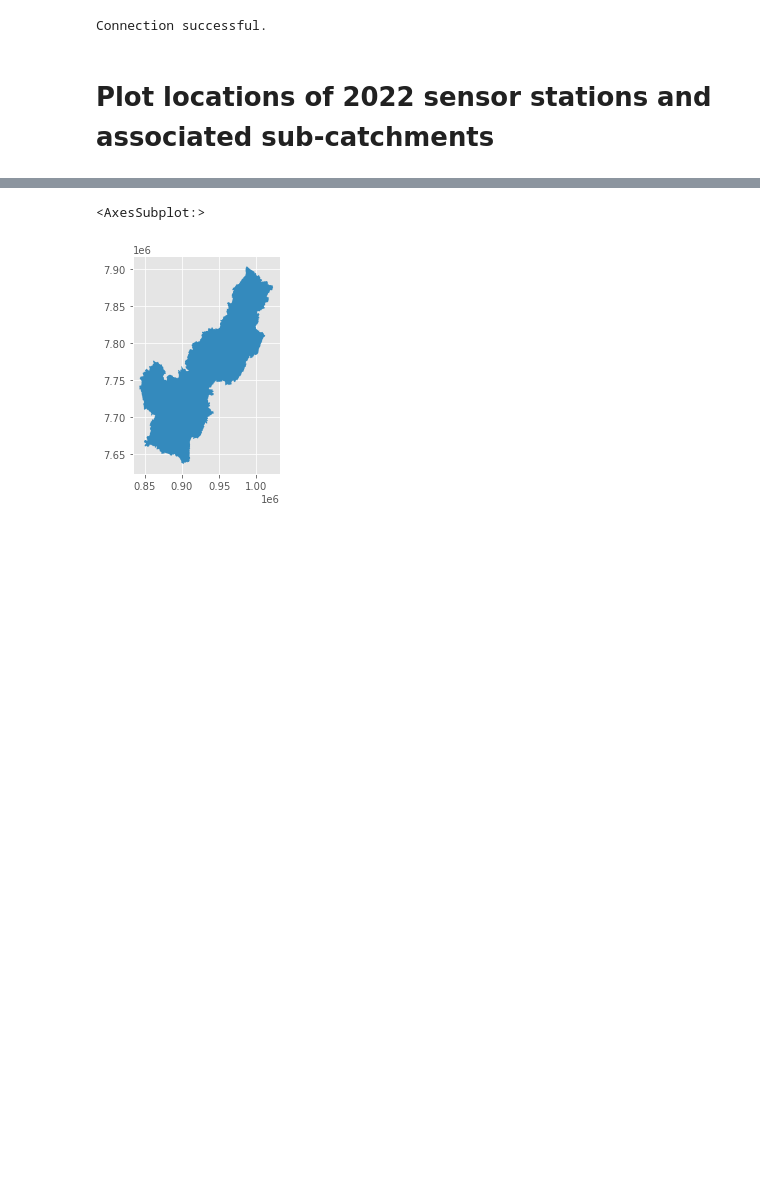
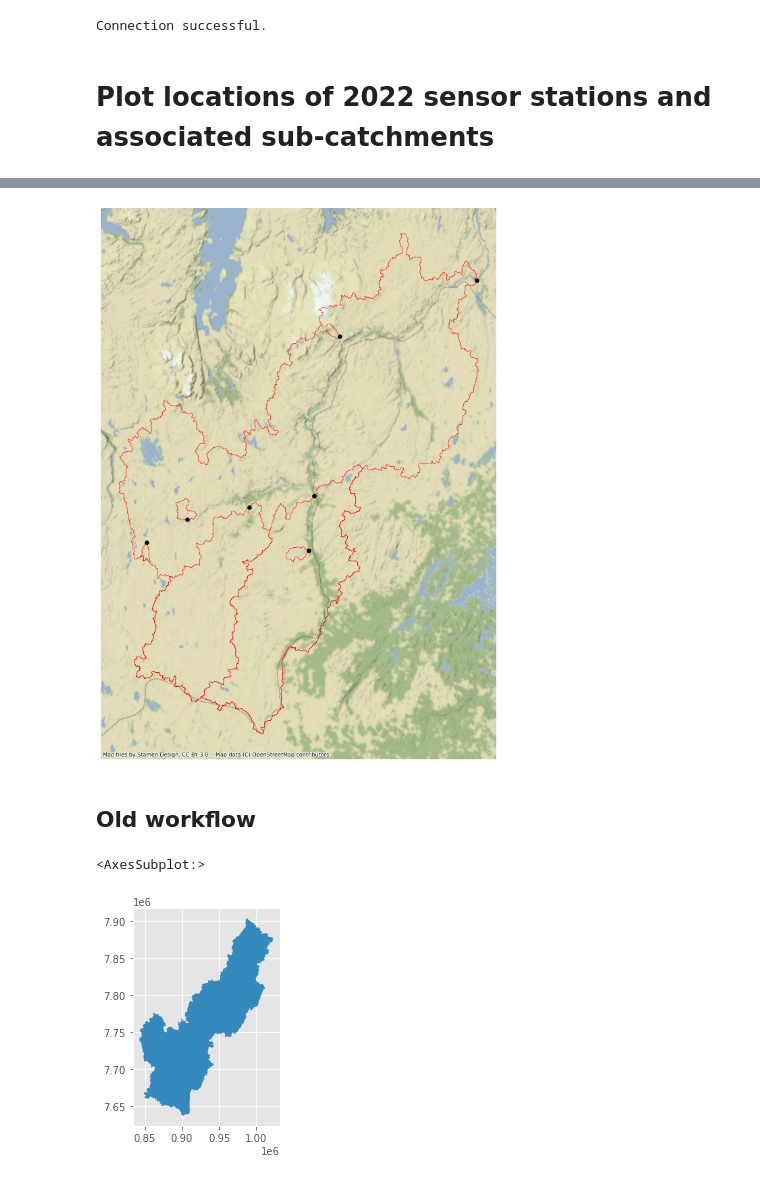
Before and after one commit to NIVANorge/quantom, a Jupyter notebook: notebooks/tana_sensor_catchments_2022.ipynb, the cells around one changed output, grey strips where cells are left out. Saved outputs shown, nothing was run; the diff lists cells and outputs as text; code cells hidden in the pictures; blank space fills up the shorter version.

Commit message:
Derived and made a map of the 2022 sensor station catchments

```diff
--- a/notebooks/tana_sensor_catchments_2022.ipynb
+++ b/notebooks/tana_sensor_catchments_2022.ipynb
@@ -16,0 +19,5 @@ Connection successful.
+# %%
+# Lat/lon co-ords
+xl_path = "../data/subcatchments_metadata/outlet_coordinates/tana_2022_sensor_sites_outlet_coords.xlsx"
+df = pd.read_excel(xl_path)
+df.head()
@@ -16,0 +31,5 @@ Connection successful.
+# %%
+# Convert to geodataframe
+pt_gdf = gpd.GeoDataFrame(df, geometry=gpd.points_from_xy(df.lon, df.lat), crs="epsg:4326")
+pt_gdf.to_crs(epsg=25833, inplace=True)
+pt_gdf
@@ -16,0 +47,15 @@ Connection successful.
+# %%
+gdf = nivapy.spatial.derive_watershed_boundaries(
+    df,
+    id_col="site_id",
+    xcol="lon",
+    ycol="lat",
+    crs="epsg:4326",
+    min_size_km2=10,
+    dem_res_m=10,
+    buffer_km=None,
+    temp_fold=None,
+    reproject=False,
+)
+gdf["catch_area_km2"] = gdf.geometry.area / 1e6
+gdf.head()
@@ -17,3 +73,15 @@ Connection successful.
+# %%
+# Plot
+ax = gdf.plot(figsize=(15, 15), edgecolor="r", facecolor="none")
+pt_gdf.plot(ax=ax, color='k')
+cx.add_basemap(ax, crs=gdf.crs, source=cx.providers.Stamen.Terrain)
+ax.set_axis_off()
+# plt.savefig(r'../output/subcatchment_maps/map_sensor_stations_2022.png', dpi=300)
+plt.savefig(r'../output/subcatchment_maps/map_sensor_stations_2022.eps', dpi=300)
+# %% [output]
+[figure, added]
+# %% [markdown]
+## Old workflow
 # %%
 # Get main catchment
 fpath = "/home/jovyan/shared/QUANTOM/data/gis/tana_vassdragsomrade.geojson"
```
Also changed, not shown: parts of 9 cells of this notebook, 9 other files.
